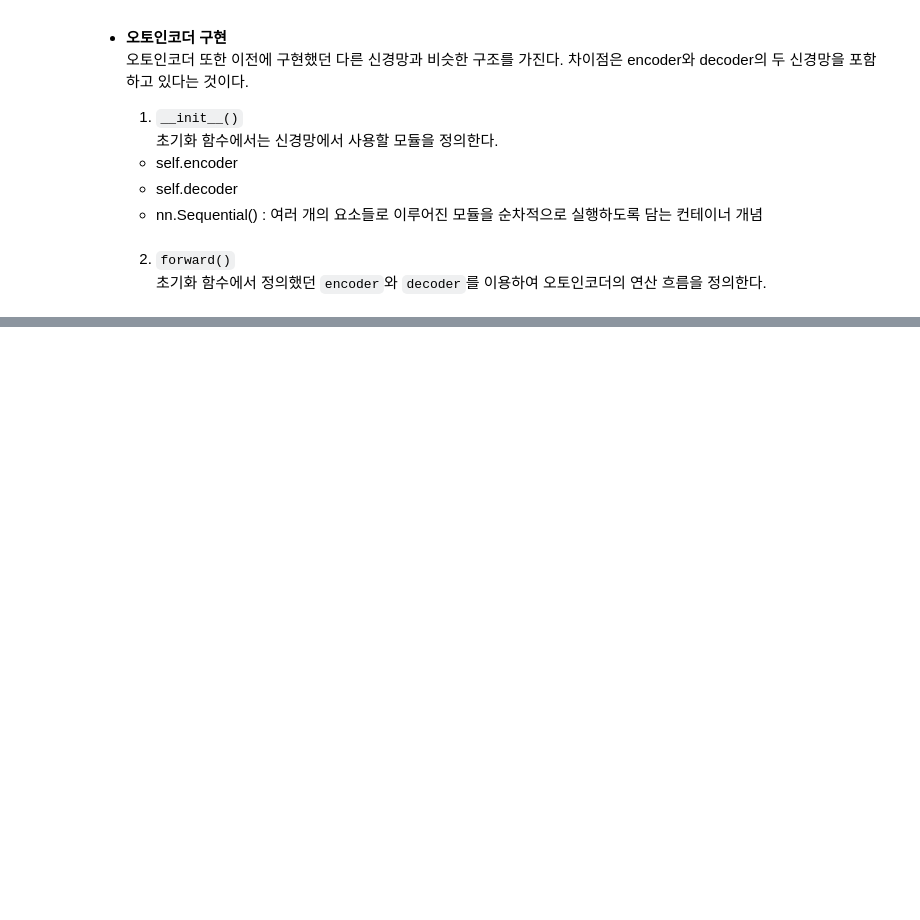
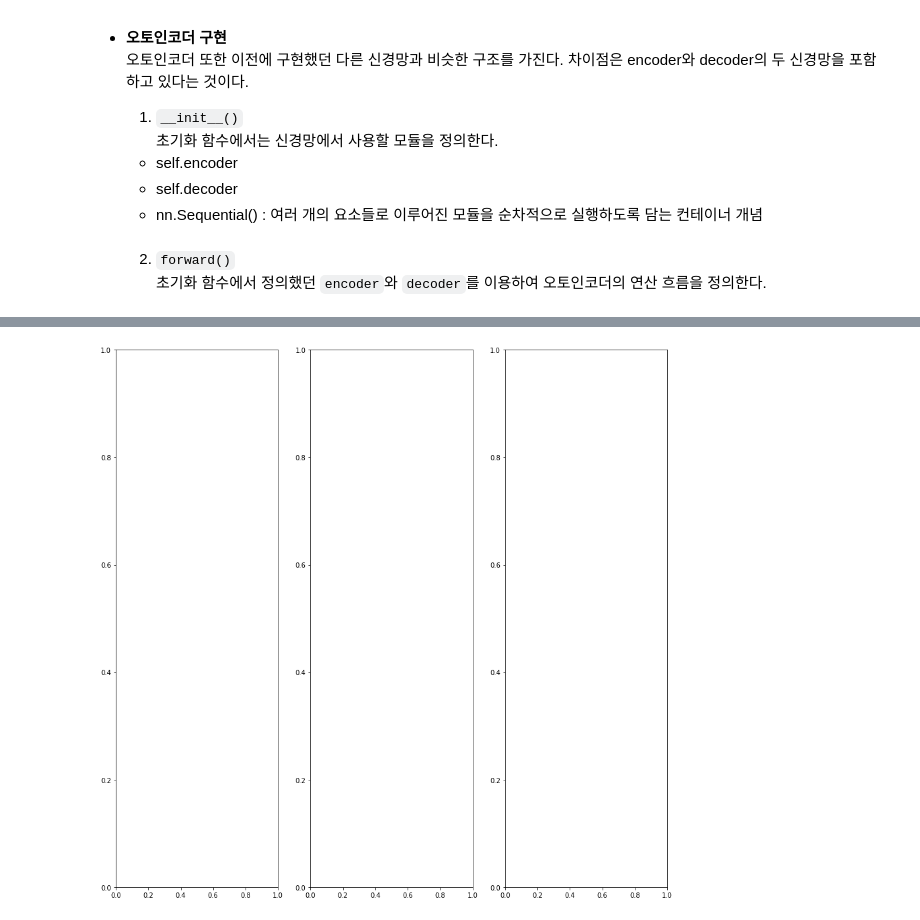
Before and after one commit to Ness731/3-Min-Deeplearning, a Jupyter notebook: Chapter_6_사람의_지도_없이_학습하는_오토인코더.ipynb, the cells around one changed output, grey strips where cells are left out. Saved outputs shown, nothing was run; the diff lists cells and outputs as text; code cells hidden in the pictures; blank space fills up the shorter version.

```diff
--- a/Chapter_6_사람의_지도_없이_학습하는_오토인코더.ipynb
+++ b/Chapter_6_사람의_지도_없이_학습하는_오토인코더.ipynb
@@ -153,0 +290,25 @@ print("[Epoch {}".format(epoch))
+# %%
+# 테스트 데이터 불러오기
+testset = datasets.FashionMNIST(
+    root = './.data/',
+    train = False,
+    download = False,
+    transform = transforms.ToTensor()
+)
+
+# 테스트 데이터셋에서 이미지 한 장을 가져온다
+sample_data = testset.data[0].view(-1, 28*28)
+sample_data = sample_data.type(torch.FloatTensor)/255.
+# %%
+# 가져온 이미지를 오염시키고 모델에 통과시킨다
+original_x = sample_data[0]
+noisy_x = add_noise(original_x).to(DEVICE)
+_, recovered_x = autoencoder(noisy_x)
+# %%
+# 시각화를 위한 틀 생성
+f, a = plt.subplots(1, 3, figsize = (15, 15))
+
+# 시각화를 위해 데이터를 넘파이 행렬로 변환한다
+original_img = np.reshape(original_x.to("cpu").data.numpy(), (28, 28))
+# %% [output]
+[figure, added]
```
Also changed, not shown: parts of 13 cells of this notebook.
